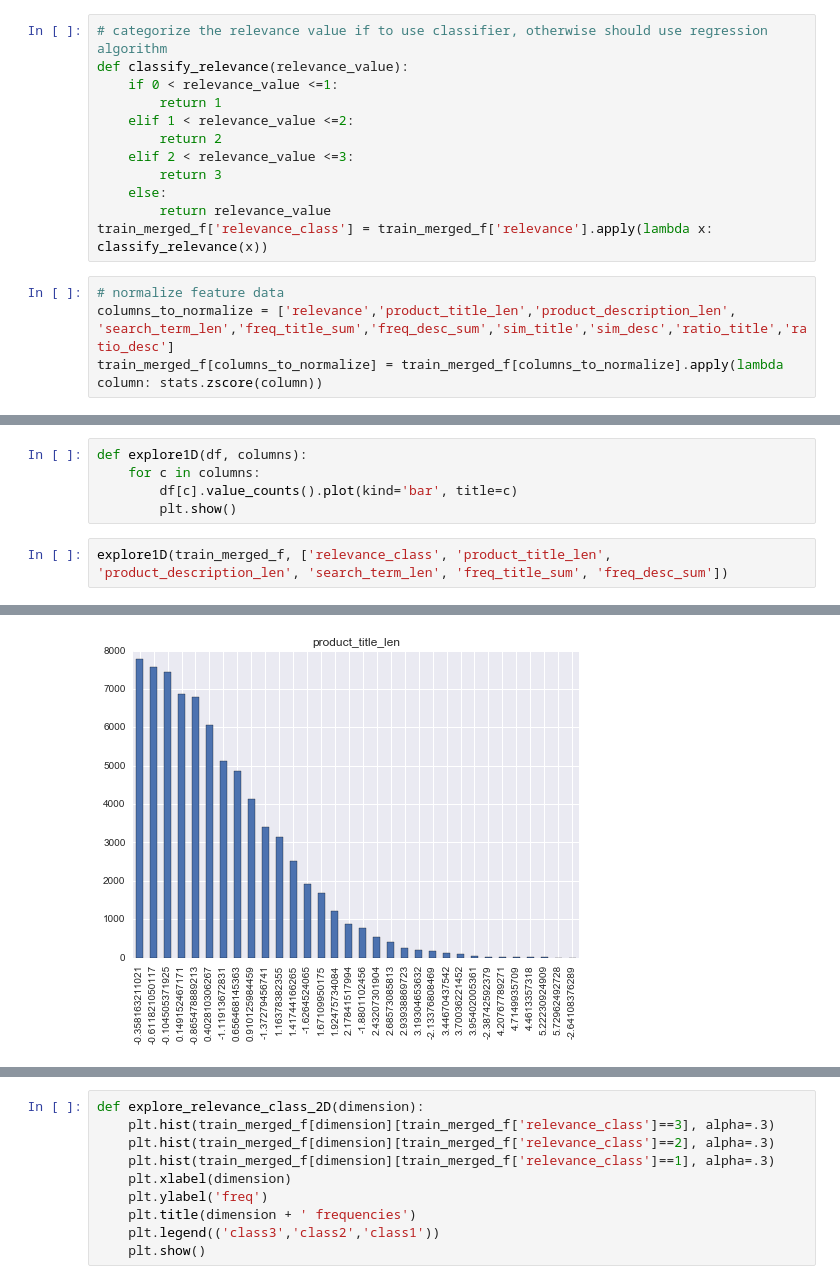
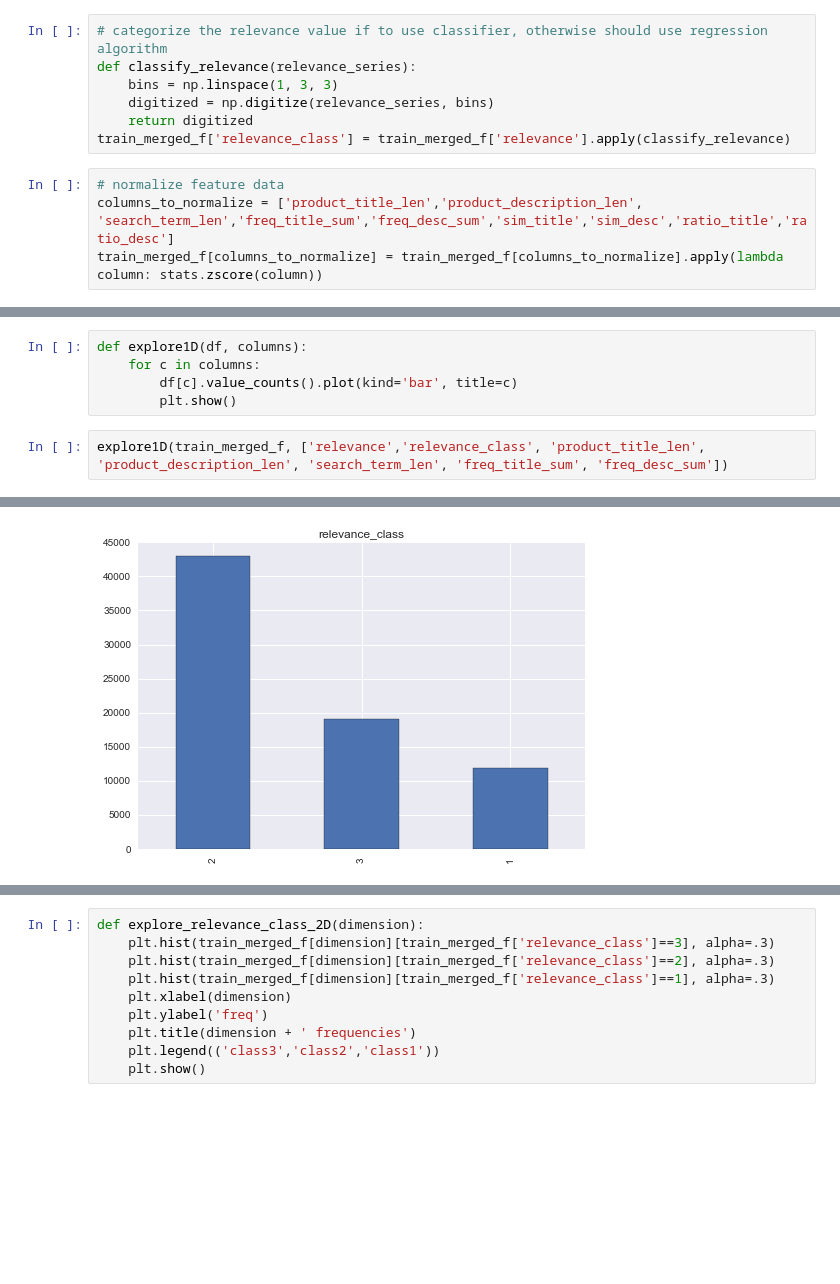
Before and after one commit to zxzjim/MyThinkful, a Jupyter notebook: CapStoneProject_n/Home Depot Product Search Relevance.ipynb, the cells around one changed output, grey strips where cells are left out. Saved outputs shown, nothing was run; the diff lists cells and outputs as text; blank space fills up the shorter version.

```diff
--- a/CapStoneProject_n/Home Depot Product Search Relevance.ipynb
+++ b/CapStoneProject_n/Home Depot Product Search Relevance.ipynb
@@ -580,19 +581,14 @@ train_merged_f.head()
 | 4 | 4 | 17 | 100005 | ['Delta', 'Vero', '1', 'Handle', ... | ['shower', 'faucet'] | 2.67 | ['Update', 'bathroom', 'Delta', '... | ... |
 # %%
 # categorize the relevance value if to use classifier, otherwise should use regression algorithm
-def classify_relevance(relevance_value):
-    if 0 < relevance_value <=1:
-        return 1
-    elif 1 < relevance_value <=2:
-        return 2
-    elif 2 < relevance_value <=3:
-        return 3
-    else:
-        return relevance_value
-train_merged_f['relevance_class'] = train_merged_f['relevance'].apply(lambda x: classify_relevance(x))
+def classify_relevance(relevance_series):
+    bins = np.linspace(1, 3, 3)
+    digitized = np.digitize(relevance_series, bins)
+    return digitized
+train_merged_f['relevance_class'] = train_merged_f['relevance'].apply(classify_relevance)
 # %%
 # normalize feature data
-columns_to_normalize = ['relevance','product_title_len','product_description_len', 'search_term_len','freq_title_sum','freq_desc_sum','sim_title','sim_desc','ratio_title','ratio_desc']
+columns_to_normalize = ['product_title_len','product_description_len', 'search_term_len','freq_title_sum','freq_desc_sum','sim_title','sim_desc','ratio_title','ratio_desc']
 train_merged_f[columns_to_normalize] = train_merged_f[columns_to_normalize].apply(lambda column: stats.zscore(column))
 # %%
 train_merged_f.head()
@@ -629,5 +625,5 @@ def explore1D(df, columns):
         df[c].value_counts().plot(kind='bar', title=c)
         plt.show()
 # %%
-explore1D(train_merged_f, ['relevance_class', 'product_title_len', 'product_description_len', 'search_term_len', 'freq_title_sum', 'freq_desc_sum'])
+explore1D(train_merged_f, ['relevance','relevance_class', 'product_title_len', 'product_description_len', 'search_term_len', 'freq_title_sum', 'freq_desc_sum'])
 # %% [output]
@@ -635 +631 @@ explore1D(train_merged_f, ['relevance_class', 'product_title_len', 'product_desc
-[figure, old version]
+[figure, new version]
```
Also changed, not shown: parts of 24 cells of this notebook.
